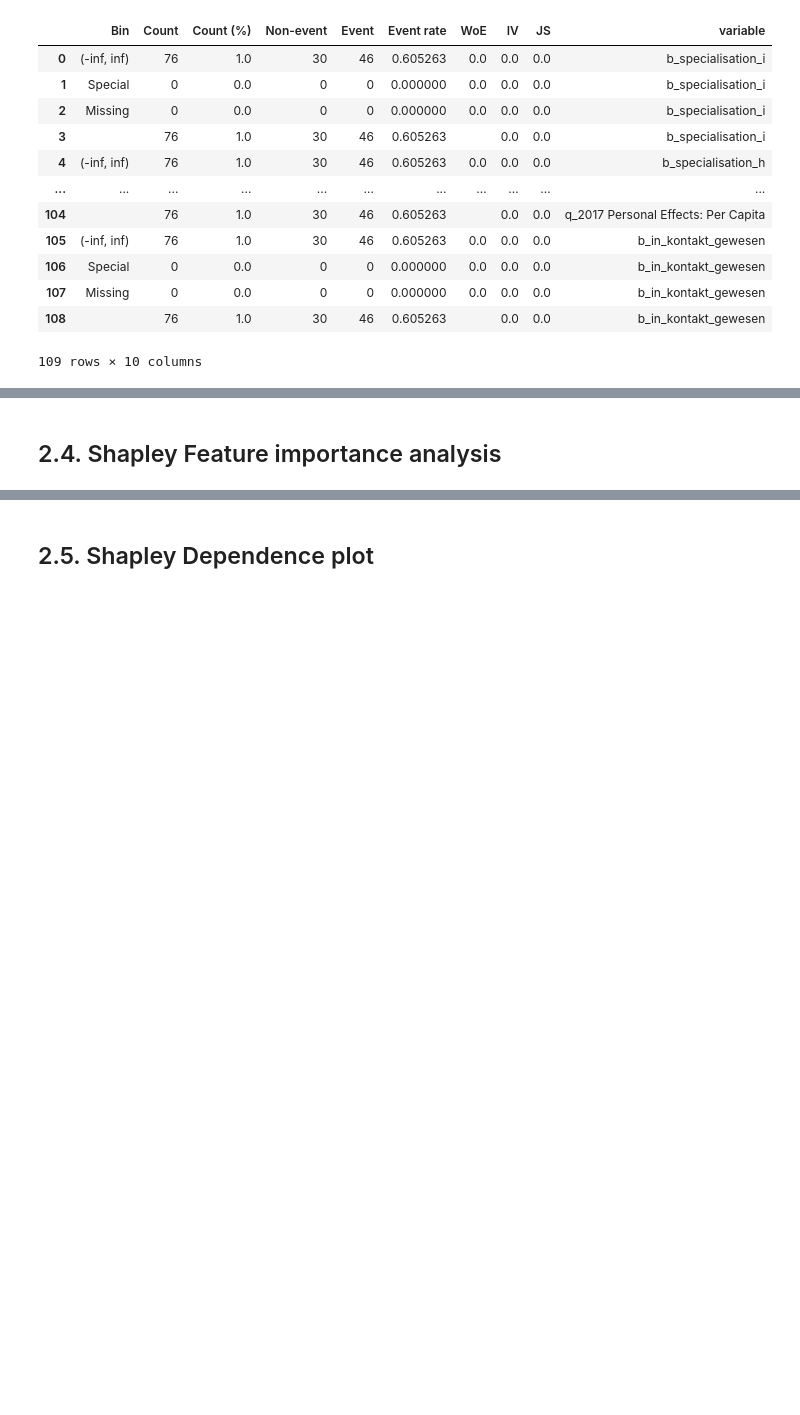
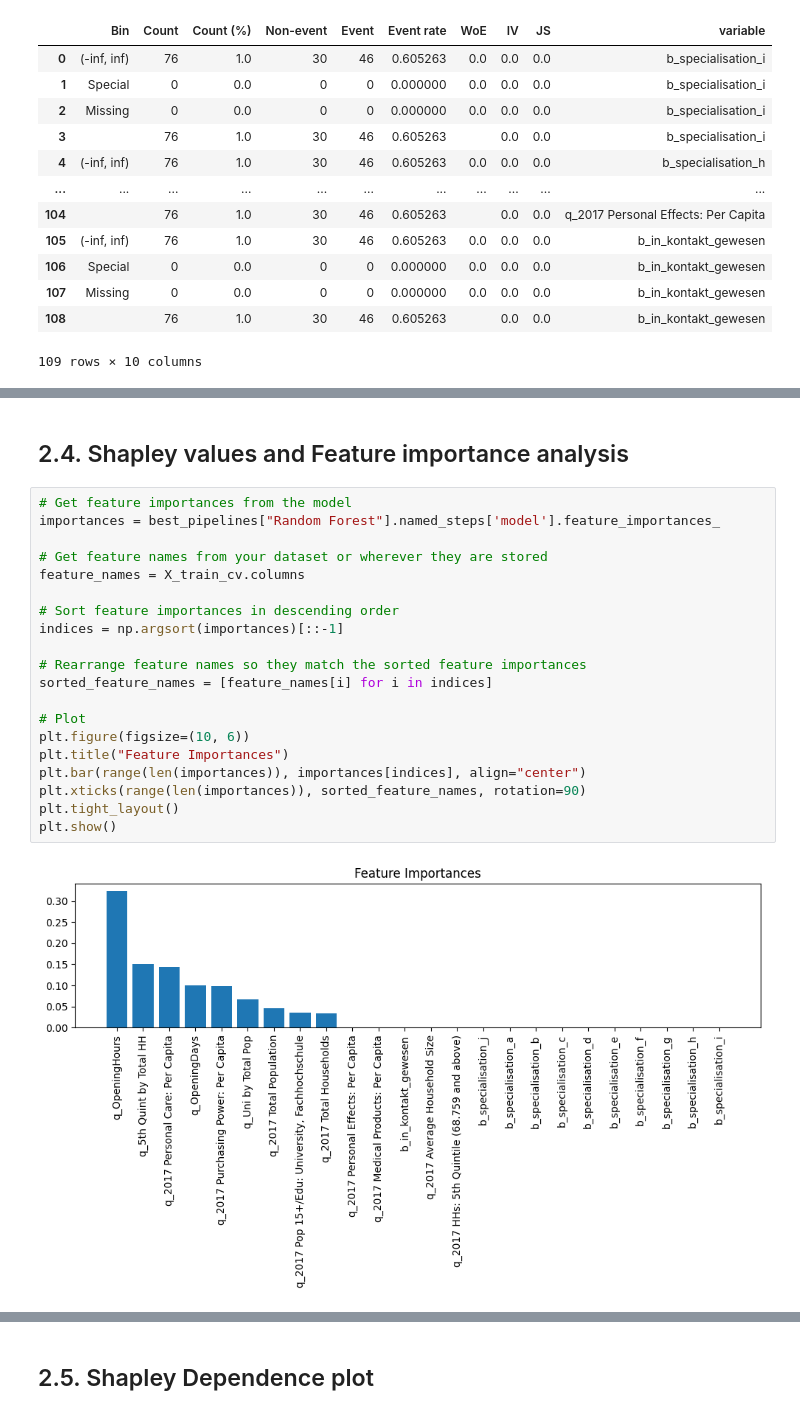
Before and after one commit to adelchi91/customer_generator_temperature_readings, a Jupyter notebook: notebooks/Exploration_new.ipynb, the cells around one changed output, grey strips where cells are left out. Saved outputs shown, nothing was run; the diff lists cells and outputs as text; blank space fills up the shorter version.

```diff
--- a/notebooks/Exploration_new.ipynb
+++ b/notebooks/Exploration_new.ipynb
@@ -756,2 +521,24 @@ Plots saved in ./figures/univariate/
 # %% [markdown]
-## 2.4. Shapley Feature importance analysis
+## 2.4. Shapley values and Feature importance analysis
+# %%
+# Get feature importances from the model
+importances = best_pipelines["Random Forest"].named_steps['model'].feature_importances_
+
+# Get feature names from your dataset or wherever they are stored
+feature_names = X_train_cv.columns
+
+# Sort feature importances in descending order
+indices = np.argsort(importances)[::-1]
+
+# Rearrange feature names so they match the sorted feature importances
+sorted_feature_names = [feature_names[i] for i in indices]
+
+# Plot
+plt.figure(figsize=(10, 6))
+plt.title("Feature Importances")
+plt.bar(range(len(importances)), importances[indices], align="center")
+plt.xticks(range(len(importances)), sorted_feature_names, rotation=90)
+plt.tight_layout()
+plt.show()
+# %% [output]
+[figure, added]
```
Also changed, not shown: parts of 67 cells of this notebook, 24 other files.
